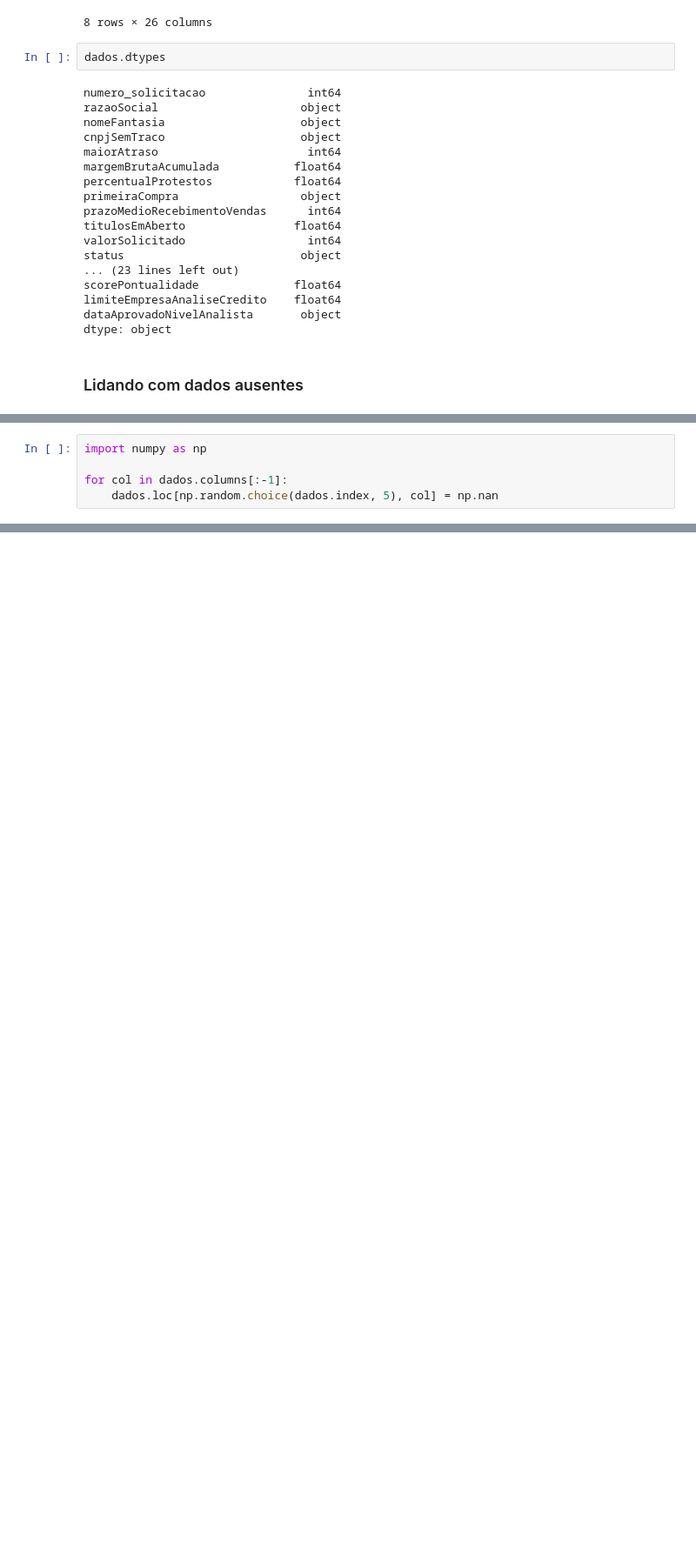
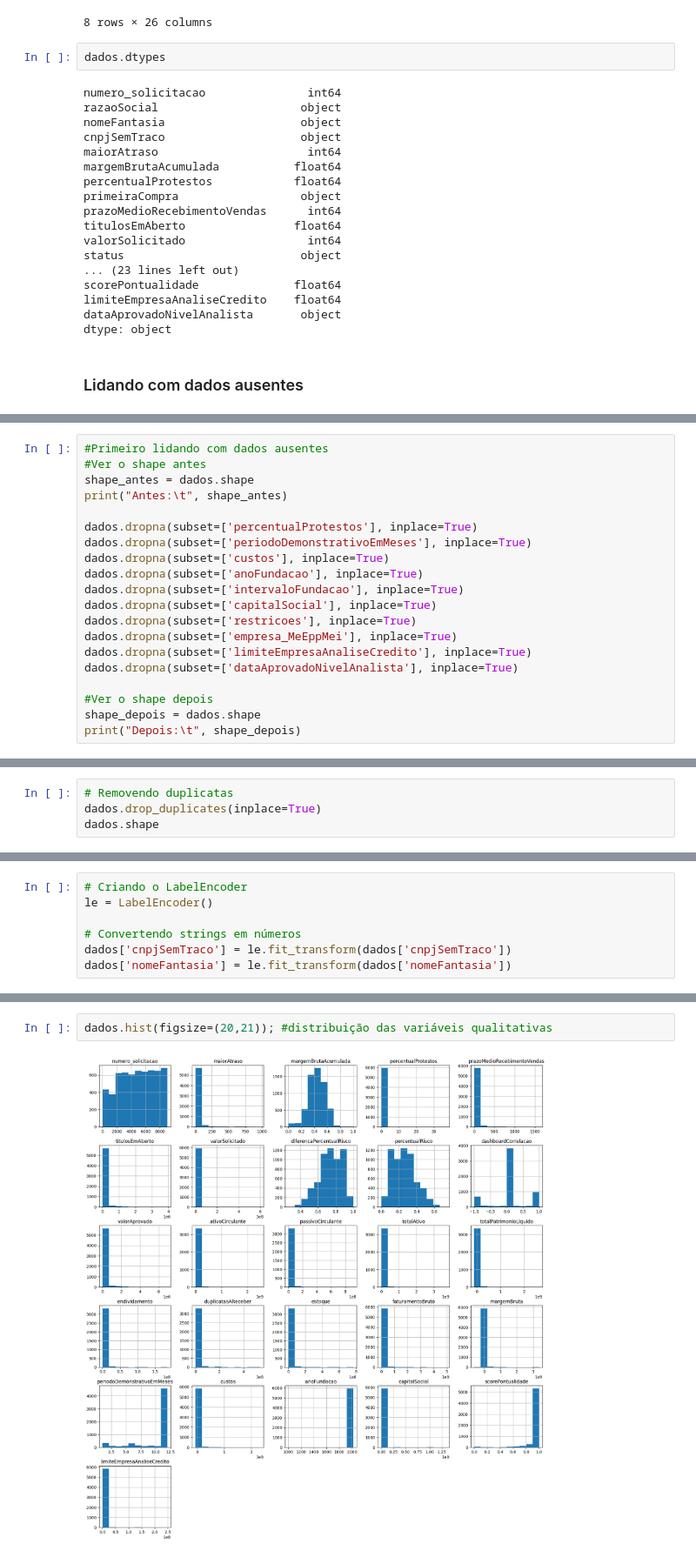
Before and after one commit to JuliaF23/CPAI, a Jupyter notebook: CP/cp.ipynb, the cells around one changed output, grey strips where cells are left out. Shown at 87% size. Cells and saved outputs as stored; diff of their text form; blank space fills up the shorter version.

```diff
--- a/CP/cp.ipynb
+++ b/CP/cp.ipynb
@@ -144,5 +130,20 @@ dtype: int64
-# %%
-import numpy as np
-
-for col in dados.columns[:-1]:
-    dados.loc[np.random.choice(dados.index, 5), col] = np.nan
+# %%
+#Primeiro lidando com dados ausentes
+#Ver o shape antes
+shape_antes = dados.shape
+print("Antes:\t", shape_antes)
+
+dados.dropna(subset=['percentualProtestos'], inplace=True)
+dados.dropna(subset=['periodoDemonstrativoEmMeses'], inplace=True)
+dados.dropna(subset=['custos'], inplace=True)
+dados.dropna(subset=['anoFundacao'], inplace=True)
+dados.dropna(subset=['intervaloFundacao'], inplace=True)
+dados.dropna(subset=['capitalSocial'], inplace=True)
+dados.dropna(subset=['restricoes'], inplace=True)
+dados.dropna(subset=['empresa_MeEppMei'], inplace=True)
+dados.dropna(subset=['limiteEmpresaAnaliseCredito'], inplace=True)
+dados.dropna(subset=['dataAprovadoNivelAnalista'], inplace=True)
+
+#Ver o shape depois
+shape_depois = dados.shape
+print("Depois:\t", shape_depois)
@@ -148,0 +153,4 @@ for col in dados.columns[:-1]:
+# %%
+# Removendo duplicatas
+dados.drop_duplicates(inplace=True)
+dados.shape
@@ -148,0 +178,7 @@ for col in dados.columns[:-1]:
+# %%
+# Criando o LabelEncoder
+le = LabelEncoder()
+
+# Convertendo strings em números
+dados['cnpjSemTraco'] = le.fit_transform(dados['cnpjSemTraco'])
+dados['nomeFantasia'] = le.fit_transform(dados['nomeFantasia'])
@@ -148,0 +197,4 @@ for col in dados.columns[:-1]:
+# %%
+dados.hist(figsize=(20,21)); #distribuição das variáveis qualitativas
+# %% [output]
+[figure, added]
```
Also changed, not shown: parts of 29 cells of this notebook.
